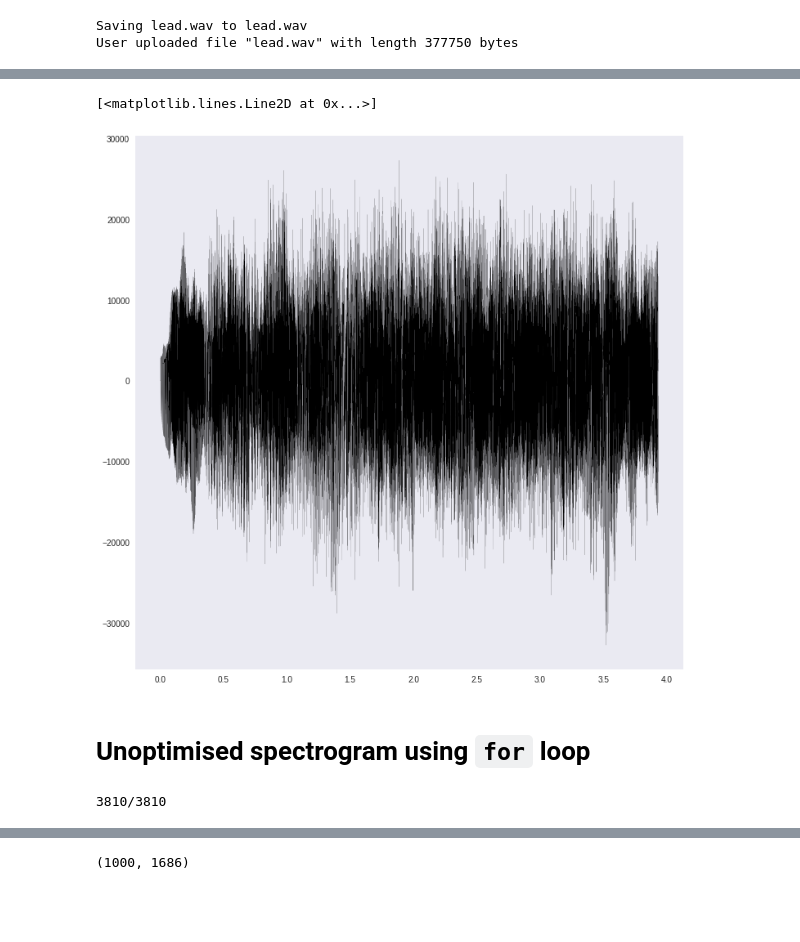
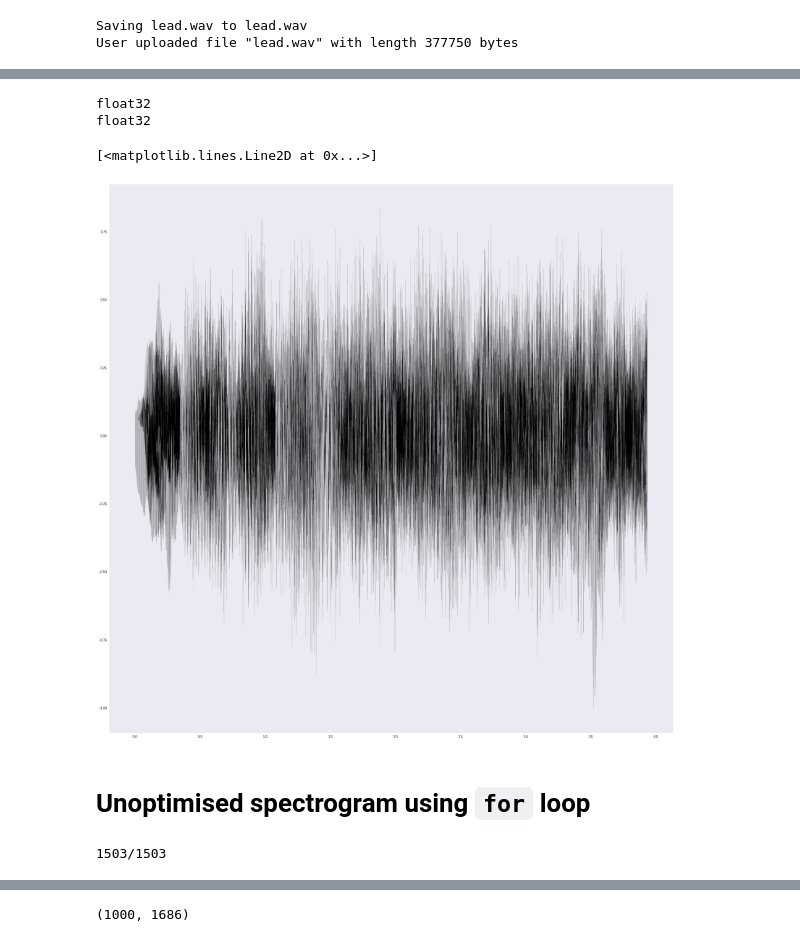
Before and after one commit to tandav/spectrogram, a Jupyter notebook: custom_fft_low_freqs.ipynb, the cells around one changed output, grey strips where cells are left out. Drawn from its saved outputs; the diff is of its cells as text; code cells hidden in the pictures; blank space fills up the shorter version.

```diff
--- a/custom_fft_low_freqs.ipynb
+++ b/custom_fft_low_freqs.ipynb
@@ -36,8 +54,8 @@ import cupy as cp
 import matplotlib.pyplot as plt
 import sys
 # plt.rcParams['figure.figsize'] = [20, 20]
-# plt.rcParams['figure.figsize'] = [30, 30]
-plt.rcParams['figure.figsize'] = [12, 12]
+plt.rcParams['figure.figsize'] = [30, 30]
+# plt.rcParams['figure.figsize'] = [12, 12]
 # %%
 from google.colab import files
 
@@ -57,44 +75,55 @@ datalab  lead.wav
 # %%
 from scipy.io import wavfile
-rate, x = wavfile.read('lead.wav')
-signal = x
+rate, signal = wavfile.read('lead.wav') # now supports only mono .wav files
+wav_dtype = signal.dtype
+
+wav_max = np.iinfo(wav_dtype).max
+wav_min = np.iinfo(wav_dtype).min
+
+signal = signal.astype(np.float32)
+signal = (signal - wav_min) * 2 / (wav_max - wav_min) -1 # normalise -1..1
+
+print(signal.dtype)
 # signal = x[:20000]
 # left_channel  = x[:, 0]
 # right_channel = x[:, 1]
 # signal = left_channel
 # signal = (left_channel + right_channel) / 2 # average left and right channels to mono signal // reaaly bad, don't do this
 N = len(signal)
-t = np.linspace(0, N/rate, N)
+t = np.linspace(0, N/rate, N, dtype=signal.dtype)
+print(t.dtype)
 plt.grid()
 plt.plot(t, signal, 'k-', linewidth=0.1)
 # %% [output]
-[<matplotlib.lines.Line2D at 0x...>]
+float32
+float32
+[<matplotlib.lines.Line2D at 0x...>]
-[figure, old version]
+[figure, new version]
 # %% [markdown]
 # Unoptimised spectrogram using `for` loop
 # %%
 from scipy.signal import tukey, gaussian
 
 
-nperseg  = 11025 // 5
+nperseg  = 11025 // 2
 # noverlap = nperseg -1
 noverlap = nperseg // 100 * 98
 
 step = nperseg - noverlap
 f_N = nperseg // 1
-spectrogram = np.empty( ((signal.shape[-1] - noverlap) // step, f_N) )
-t_chunk = np.linspace(0, nperseg / rate, nperseg)
-f = np.logspace(np.log10(30), np.log10(nperseg//2), f_N) # second arg: nperseg//2 (Nyquist limit)
+spectrogram = np.empty( ((signal.shape[-1] - noverlap) // step, f_N) , dtype=signal.dtype)
+t_chunk = np.linspace(0, nperseg / rate, nperseg, dtype=signal.dtype)
+f = np.logspace(np.log10(30), np.log10(nperseg//2), f_N, dtype=signal.dtype) # second arg: nperseg//2 (Nyquist limit)
 # f       = np.geomspace(30, nperseg//2, f_N) # second arg: nperseg//2 (Nyquist limit)
 
 
 T_chunk, F_chunk = np.meshgrid(t_chunk, f)
-E = cp.array(np.exp(-2j * np.pi * F_chunk * T_chunk))
+E = cp.array(np.exp(-2j * np.pi * F_chunk * T_chunk), dtype=np.complex64) # complex64: Complex number, represented by two 32-bit floats (real and imaginary components)
 
 
-lines_for_plot_windows = []
+# lines_for_plot_windows = []
 # blur_kernel = gaussian(50, std=3)
-blur_kernel = gaussian(50, std=10)
+# blur_kernel = gaussian(50, std=10)
 # acoustic_filter = 12200**2 * f**2 / (f**2 + 20.6**2) / (f**2 + 12200**2) # siggigue.github.io/pyfilterbank/splweighting.html
 
 
@@ -131,23 +160,24 @@ for i in range(0, N, step):
 
 #         magnitude = magnitude * np.geomspace(1, 10000, f_N) # high freqs saturation
 
-        maximas_mask = np.r_[True, magnitude[1:] > magnitude[:-1]] & np.r_[magnitude[:-1] > magnitude[1:], True]
-
-        sharp_peaks = np.zeros_like(magnitude)
-        sharp_peaks[maximas_mask] = magnitude[maximas_mask]
-
-#         threshold = np.max(sharp_peaks) / 10
+          # =====
+#         maximas_mask = np.r_[True, magnitude[1:] > magnitude[:-1]] & np.r_[magnitude[:-1] > magnitude[1:], True]
+#         sharp_peaks = np.zeros_like(magnitude)
+#         sharp_peaks[maximas_mask] = magnitude[maximas_mask]
+          # =====
+#
+#           threshold = np.max(sharp_peaks) / 10
 #         threshold = np.sort(magnitude[maximas_mask])[-2] # take only n peaks
 #         sharp_peaks[sharp_peaks < threshold] = 0 # filter out small maximas
 #         sharp_peaks[maximas_mask] = 1
 
 #         spectrogram[j] = np.correlate(sharp_peaks, blur_kernel, mode='same') * acoustic_filter
 #         spectrogram[j] = np.correlate(sharp_peaks, blur_kernel, mode='same') * f
-        spectrogram[j] = np.correlate(sharp_peaks, blur_kernel, mode='same')
-#         spectrogram[j] = magnitude
+#         spectrogram[j] = np.correlate(sharp_peaks, blur_kernel, mode='same') # <---------- this
+        spectrogram[j] = magnitude
 #         spectrogram[j] = sharp_peaks
         j += 1
 sys.stdout.write('\r')
 sys.stdout.write(f'{spectrogram.shape[0]}/{spectrogram.shape[0]}')
 # %% [output]
-3810/3810
+1503/1503
```
Also changed, not shown: parts of 8 cells of this notebook, 1 other file.
